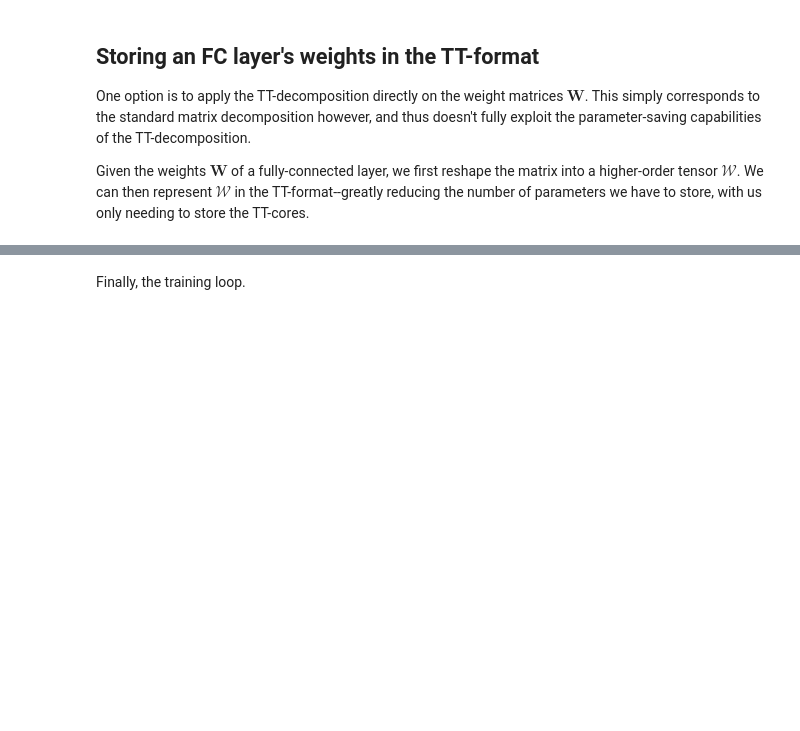
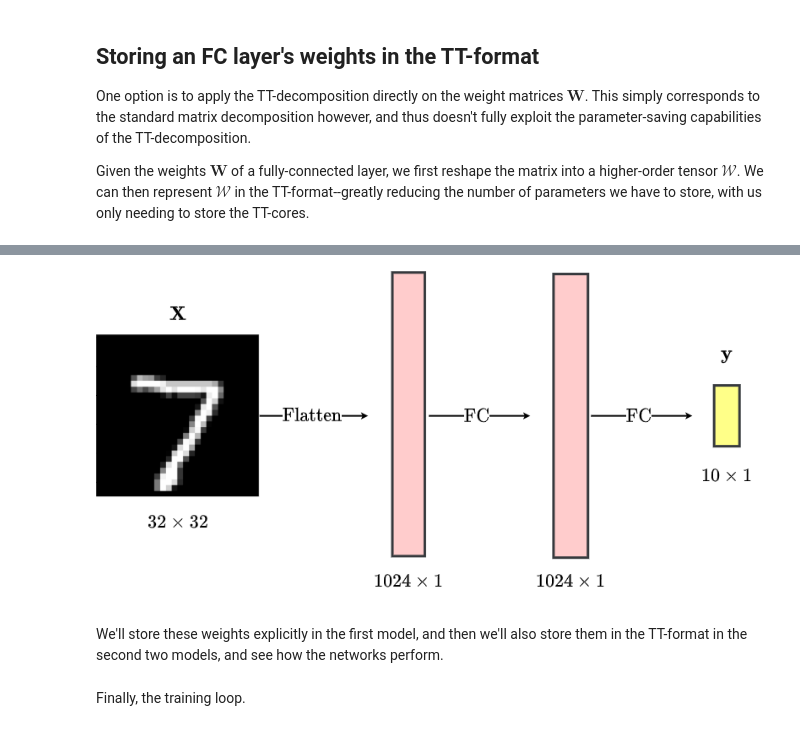
Before and after one commit to tensorly/Proceedings_IEEE_companion_notebooks, a Jupyter notebook: dnn-compression.ipynb, the cells around one changed output, grey strips where cells are left out. Cells and saved outputs as stored; diff of their text form; code cells hidden in the pictures; blank space fills up the shorter version.

Commit message:
use inline image

```diff
--- a/dnn-compression.ipynb
+++ b/dnn-compression.ipynb
@@ -111,3 +107,10 @@ We'll store these weights explicitly in the first model, and then we'll also sto
+# %%
+from IPython.display import Image, display
+display(Image(filename='./images/fc-tt.png', embed=True))
+# %% [output]
+[figure, added]
+# %% [markdown]
+We'll store these weights explicitly in the first model, and then we'll also store them in the TT-format in the second two models, and see how the networks perform.
 # %%
 class Net(nn.Module):
     def __init__(self, use_tt=False, rank=32):
```
Also changed, not shown: parts of 1 cell of this notebook.
